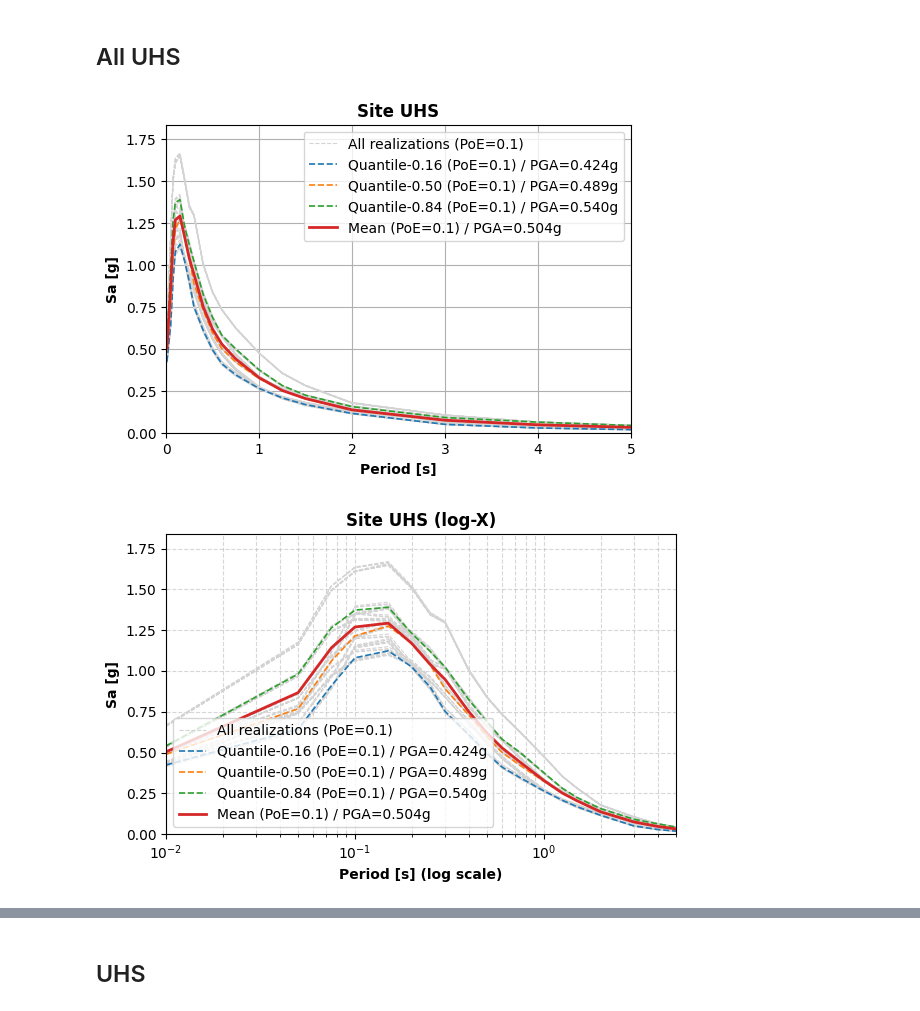
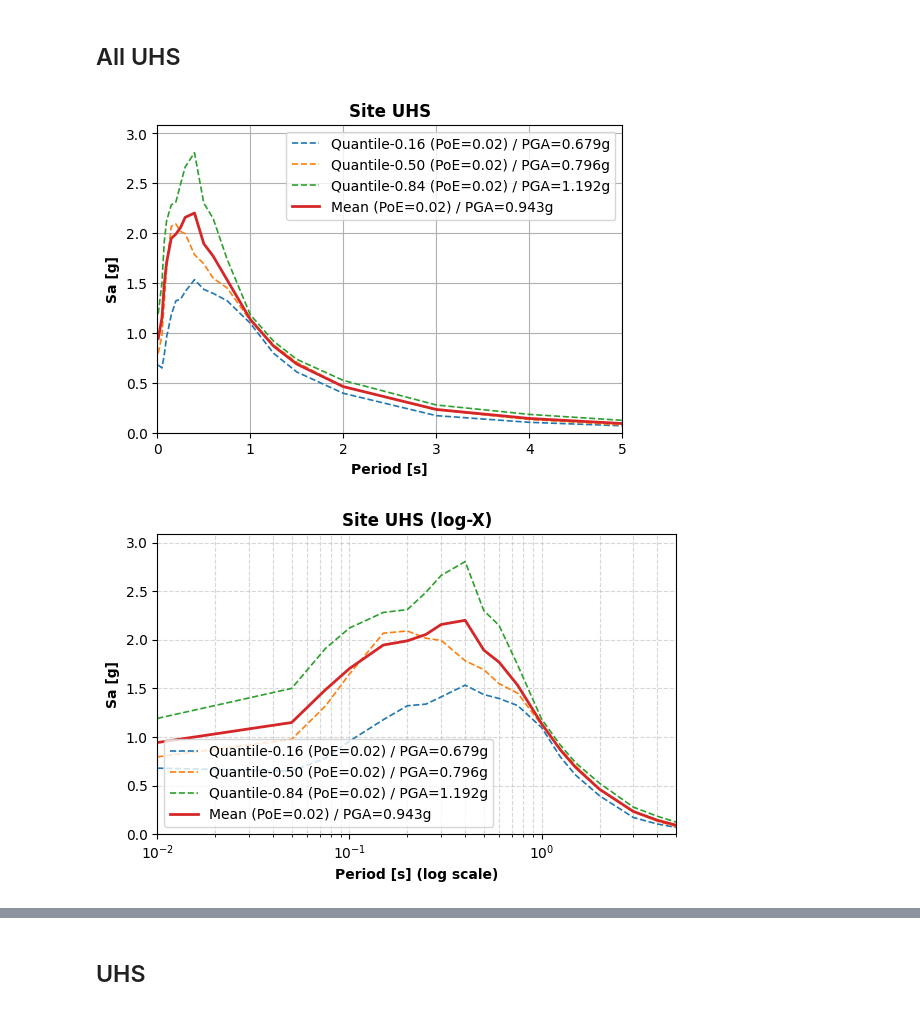
Before and after one commit to ppalacios92/OpenQuakeUHS, a Jupyter notebook: src/OpenQuakeUHS/examples/Main.ipynb, the cells around one changed output, grey strips where cells are left out. Saved outputs shown, nothing was run; the diff lists cells and outputs as text; code cells hidden in the pictures.

```diff
--- a/src/OpenQuakeUHS/examples/Main.ipynb
+++ b/src/OpenQuakeUHS/examples/Main.ipynb
@@ -12,19 +12,23 @@ from OpenQuakeUHS.tools.hazard_plotter import plot_mean_and_rlz_hazard_curves
 # %% [markdown]
 ## All UHS
 # %%
-poe=0.10
+poe_values=0.2
+poe=0.02
+# 0.687 , 0.50 , 0.2 , 0.1 , 0.02
 # %%
-mean, rlz, quantile = classify_csv_files(r"data\uhs")
+# mean, rlz, quantile = classify_csv_files(r"data\uhs")
+mean, rlz, quantile = classify_csv_files(r'C:\Users\ppala\OneDrive\01. Brain\01. Consultorias\070. AmenazaSismica Portoviejo\01. SeismicHazard PSHA\data\uhs')
+
 plot_uhs_sets(
     mean_files=mean,
     quantile_files=quantile,
-    rlz_files=rlz,
-    poe=[0.1],
+    rlz_files=None,
+    poe=[poe],
     title="Site UHS"
 )
 # %% [output]
-[figure, old version]
+[figure, new version]
-[figure, old version]
+[figure, new version]
 # %%
 plot_uhs_sets(
     mean_files=mean,
```
Also changed, not shown: parts of 5 cells of this notebook, 1 other file.
